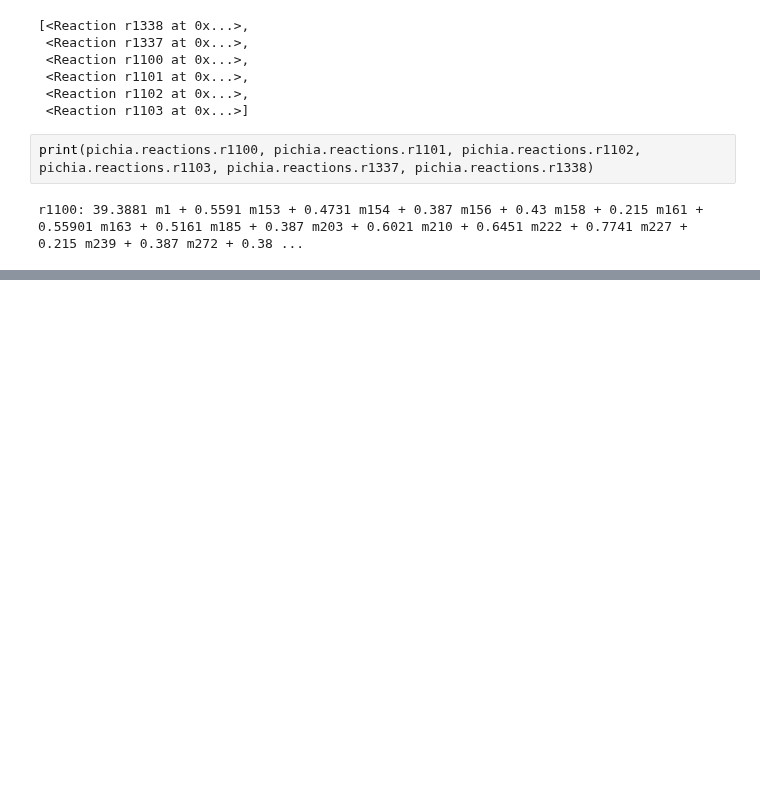
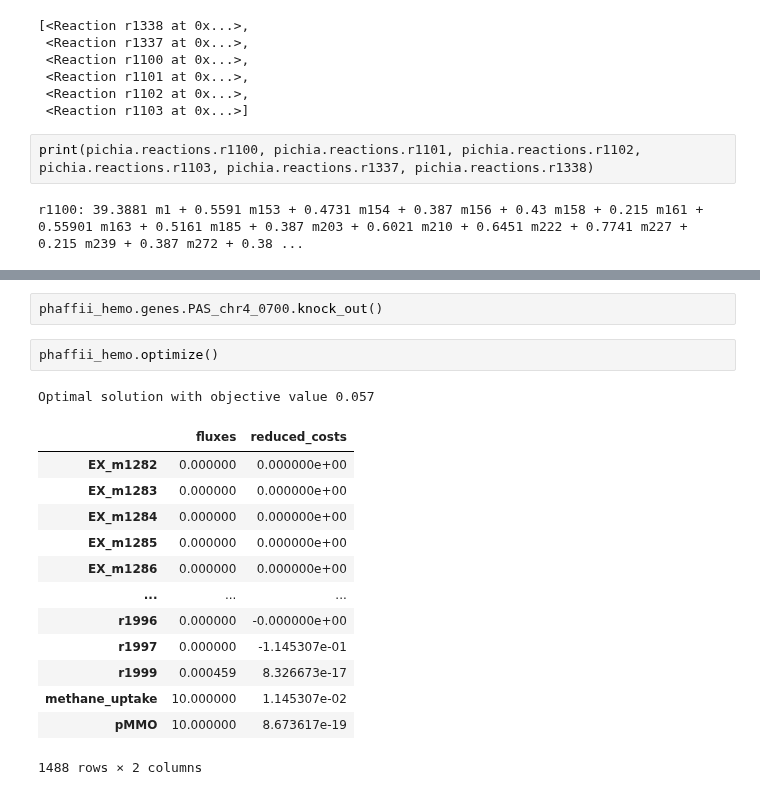
Before and after one commit to Schwebus/DTU_Biobuilders_2021, a Jupyter notebook: GSM_model/iLC915_testing.ipynb, the cells around one changed output, grey strips where cells are left out. Saved outputs shown, nothing was run; the diff lists cells and outputs as text; blank space fills up the shorter version.

```diff
--- a/GSM_model/iLC915_testing.ipynb
+++ b/GSM_model/iLC915_testing.ipynb
@@ -472,0 +605,19 @@ phaffi_hemo = cobra.io.read_sbml_model("data/iLC915_pMMO_protein.xml")
+# %%
+phaffii_hemo.genes.PAS_chr4_0700.knock_out()
+# %%
+phaffii_hemo.optimize()
+# %% [output]
+Optimal solution with objective value 0.057
+|  | fluxes | reduced_costs |
+| EX_m1282 | 0.000000 | 0.000000e+00 |
+| EX_m1283 | 0.000000 | 0.000000e+00 |
+| EX_m1284 | 0.000000 | 0.000000e+00 |
+| EX_m1285 | 0.000000 | 0.000000e+00 |
+| EX_m1286 | 0.000000 | 0.000000e+00 |
+| ... | ... | ... |
+| r1996 | 0.000000 | -0.000000e+00 |
+| r1997 | 0.000000 | -1.145307e-01 |
+| r1999 | 0.000459 | 8.326673e-17 |
+| methane_uptake | 10.000000 | 1.145307e-02 |
+| pMMO | 10.000000 | 8.673617e-19 |
+1488 rows × 2 columns
```
Also changed, not shown: parts of 17 cells of this notebook.
